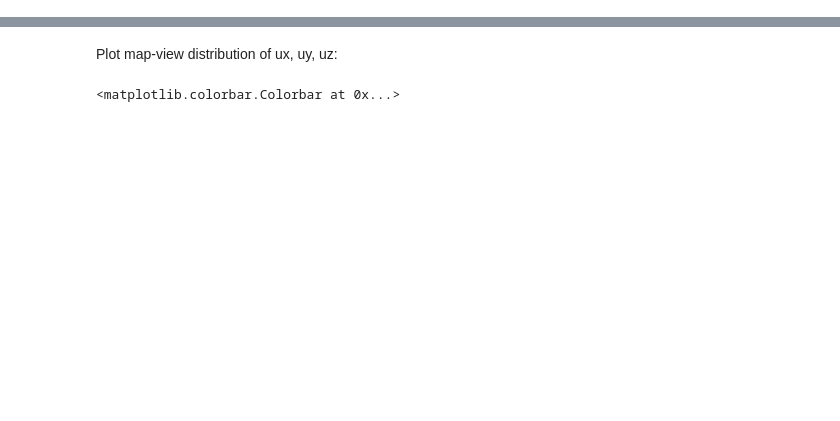
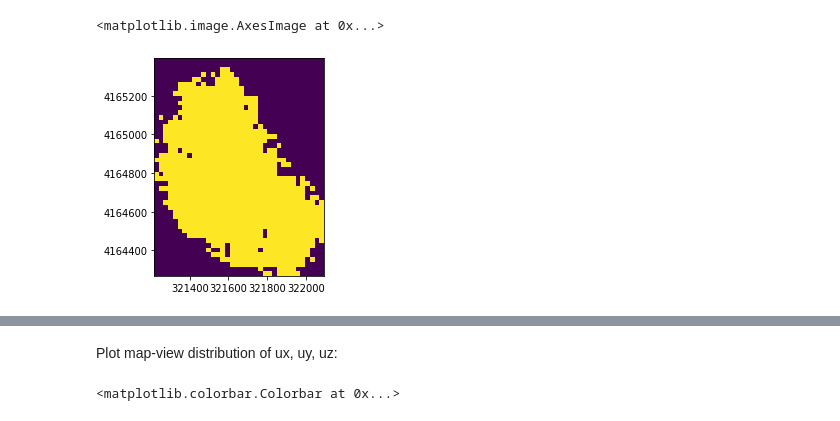
Before and after one commit to stgl/HSLSurveyAnalysis, a Jupyter notebook: HSL2019Analysis.ipynb, the cells around one changed output, grey strips where cells are left out. Saved outputs shown, nothing was run; the diff lists cells and outputs as text; code cells hidden in the pictures; blank space fills up the shorter version.

```diff
--- a/HSL2019Analysis.ipynb
+++ b/HSL2019Analysis.ipynb
@@ -25,0 +32,10 @@ uz[np.where(np.abs(uz) > 5.0)] = np.nan
+# %%
+import copy
+residual_mask = copy.deepcopy(residual)
+residual_mask[np.isnan(residual)] = 5.0e10
+mask = np.absolute(residual_mask) <= 5.0e-2
+plt.figure()
+plt.imshow(mask,origin='upper',extent=(np.min(x),np.max(x),np.min(y),np.max(y)))
+# %% [output]
+<matplotlib.image.AxesImage at 0x...>
+[figure, added]
```
Also changed, not shown: parts of 28 cells of this notebook, 2 other files.
